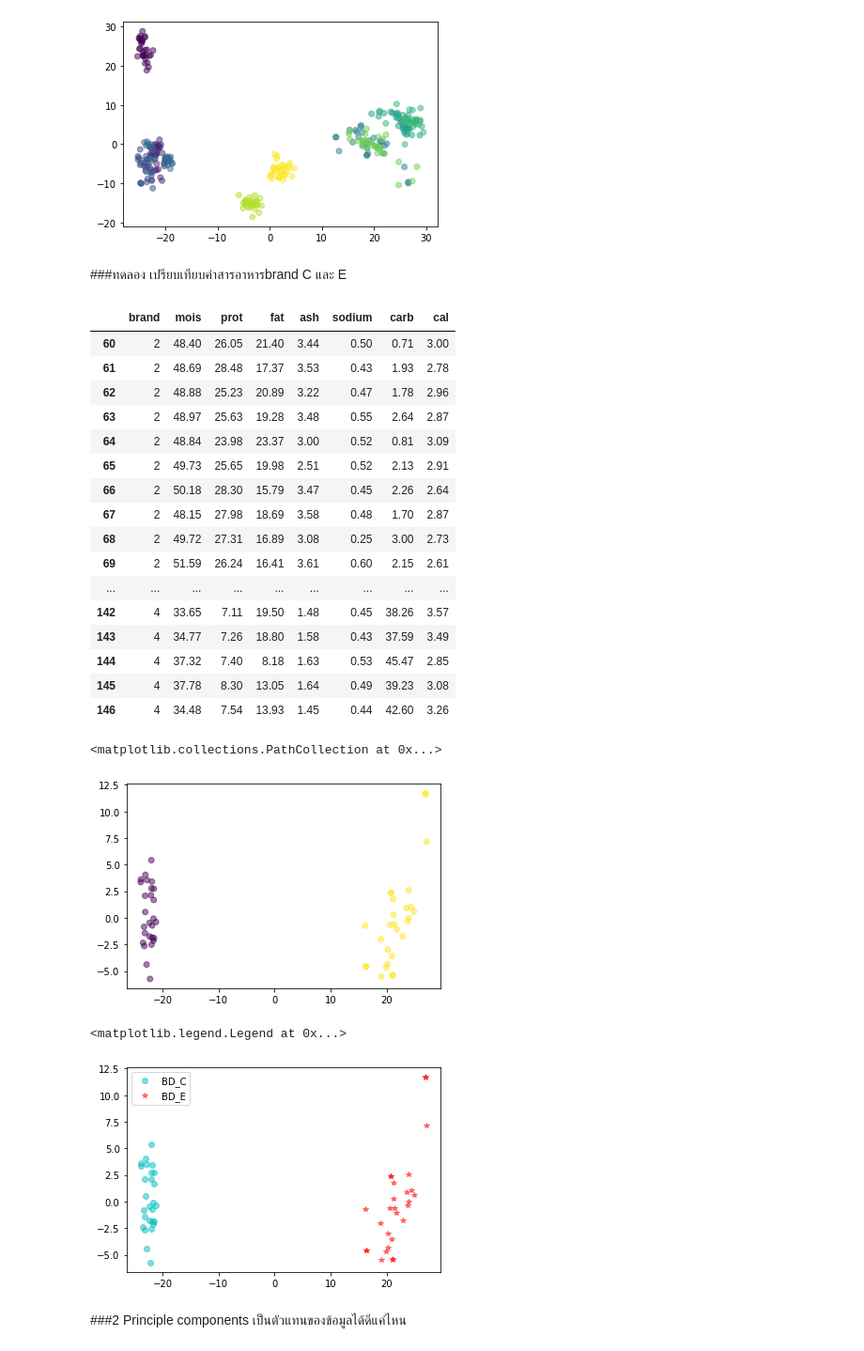
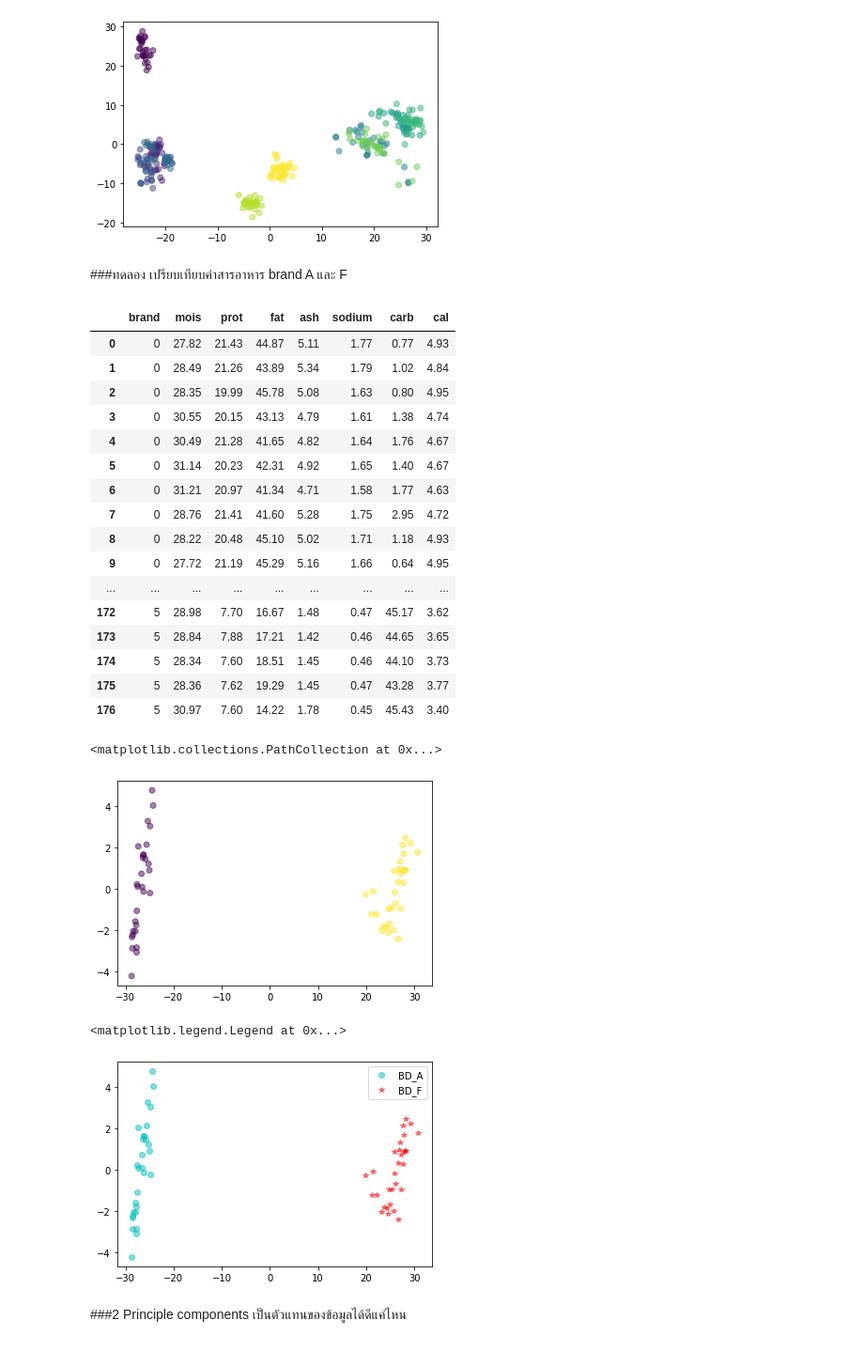
Before and after one commit to siriwat-heart/Multivariate, a Jupyter notebook: EXAM01.ipynb, the cells around one changed output. Shown: that part at 94% size. Drawn from its saved outputs; the diff is of its cells as text; code cells hidden in the pictures.

```diff
--- a/EXAM01.ipynb
+++ b/EXAM01.ipynb
@@ -249,46 +249,46 @@ plt.scatter(new_pca[:,0],new_pca[:,1],c = data_dropped3['brand'],alpha=0.5)
 <matplotlib.collections.PathCollection at 0x...>
 [figure]
 # %% [markdown]
-###ทดลอง เปรียบเทียบค่าสารอาหารbrand C และ E
+###ทดลอง เปรียบเทียบค่าสารอาหาร brand A และ F
 # %%
-bb = data_dropped3[(data_dropped3['brand']==2) | (data_dropped3['brand']==4)]  ## ใช้  | และ  &  แทน  or  และ  and  ใน pandas
-bb
+sp = data_dropped3[(data_dropped3['brand']==0) | (data_dropped3['brand']==5)]  ## ใช้  | และ  &  แทน  or  และ  and  ใน pandas
+sp
 # %% [output]
 |  | brand | mois | prot | fat | ash | sodium | carb | cal |
-| 60 | 2 | 48.40 | 26.05 | 21.40 | 3.44 | 0.50 | 0.71 | 3.00 |
-| 61 | 2 | 48.69 | 28.48 | 17.37 | 3.53 | 0.43 | 1.93 | 2.78 |
-| 62 | 2 | 48.88 | 25.23 | 20.89 | 3.22 | 0.47 | 1.78 | 2.96 |
-| 63 | 2 | 48.97 | 25.63 | 19.28 | 3.48 | 0.55 | 2.64 | 2.87 |
-| 64 | 2 | 48.84 | 23.98 | 23.37 | 3.00 | 0.52 | 0.81 | 3.09 |
-| 65 | 2 | 49.73 | 25.65 | 19.98 | 2.51 | 0.52 | 2.13 | 2.91 |
-| 66 | 2 | 50.18 | 28.30 | 15.79 | 3.47 | 0.45 | 2.26 | 2.64 |
-| 67 | 2 | 48.15 | 27.98 | 18.69 | 3.58 | 0.48 | 1.70 | 2.87 |
-| 68 | 2 | 49.72 | 27.31 | 16.89 | 3.08 | 0.25 | 3.00 | 2.73 |
-| 69 | 2 | 51.59 | 26.24 | 16.41 | 3.61 | 0.60 | 2.15 | 2.61 |
+| 0 | 0 | 27.82 | 21.43 | 44.87 | 5.11 | 1.77 | 0.77 | 4.93 |
+| 1 | 0 | 28.49 | 21.26 | 43.89 | 5.34 | 1.79 | 1.02 | 4.84 |
+| 2 | 0 | 28.35 | 19.99 | 45.78 | 5.08 | 1.63 | 0.80 | 4.95 |
+| 3 | 0 | 30.55 | 20.15 | 43.13 | 4.79 | 1.61 | 1.38 | 4.74 |
+| 4 | 0 | 30.49 | 21.28 | 41.65 | 4.82 | 1.64 | 1.76 | 4.67 |
+| 5 | 0 | 31.14 | 20.23 | 42.31 | 4.92 | 1.65 | 1.40 | 4.67 |
+| 6 | 0 | 31.21 | 20.97 | 41.34 | 4.71 | 1.58 | 1.77 | 4.63 |
+| 7 | 0 | 28.76 | 21.41 | 41.60 | 5.28 | 1.75 | 2.95 | 4.72 |
+| 8 | 0 | 28.22 | 20.48 | 45.10 | 5.02 | 1.71 | 1.18 | 4.93 |
+| 9 | 0 | 27.72 | 21.19 | 45.29 | 5.16 | 1.66 | 0.64 | 4.95 |
 | ... | ... | ... | ... | ... | ... | ... | ... | ... |
-| 142 | 4 | 33.65 | 7.11 | 19.50 | 1.48 | 0.45 | 38.26 | 3.57 |
-| 143 | 4 | 34.77 | 7.26 | 18.80 | 1.58 | 0.43 | 37.59 | 3.49 |
-| 144 | 4 | 37.32 | 7.40 | 8.18 | 1.63 | 0.53 | 45.47 | 2.85 |
-| 145 | 4 | 37.78 | 8.30 | 13.05 | 1.64 | 0.49 | 39.23 | 3.08 |
-| 146 | 4 | 34.48 | 7.54 | 13.93 | 1.45 | 0.44 | 42.60 | 3.26 |
+| 172 | 5 | 28.98 | 7.70 | 16.67 | 1.48 | 0.47 | 45.17 | 3.62 |
+| 173 | 5 | 28.84 | 7.88 | 17.21 | 1.42 | 0.46 | 44.65 | 3.65 |
+| 174 | 5 | 28.34 | 7.60 | 18.51 | 1.45 | 0.46 | 44.10 | 3.73 |
+| 175 | 5 | 28.36 | 7.62 | 19.29 | 1.45 | 0.47 | 43.28 | 3.77 |
+| 176 | 5 | 30.97 | 7.60 | 14.22 | 1.78 | 0.45 | 45.43 | 3.40 |
 # %%
 pca = PCA(n_components=2) #ต้องการเปรียบเทียบ brand แค่ 2 brand เลยใช้แค่ 2 dimansion
-new_pca2 = pca.fit_transform(bb.iloc[:,1:].to_numpy())
+new_pca2 = pca.fit_transform(sp.iloc[:,1:].to_numpy())
 # %%
-plt.scatter(new_pca2[:,0],new_pca2[:,1],c = bb['brand'],alpha=0.5)
+plt.scatter(new_pca2[:,0],new_pca2[:,1],c = sp['brand'],alpha=0.5)
 # %% [output]
 <matplotlib.collections.PathCollection at 0x...>
-[figure, old version]
+[figure, new version]
 # %%
-BrandC_pca = pca.transform(bb[bb['brand']==2].iloc[:,1:].to_numpy())
-BrandE_pca = pca.transform(bb[bb['brand']==4].iloc[:,1:].to_numpy())
+BrandA_pca = pca.transform(sp[sp['brand']==0].iloc[:,1:].to_numpy())
+BrandF_pca = pca.transform(sp[sp['brand']==5].iloc[:,1:].to_numpy())
 # %%
-plt.plot(BrandC_pca[:,0],BrandC_pca[:,1],'oc',alpha=0.5,label='BD_C')
-plt.plot(BrandE_pca[:,0],BrandE_pca[:,1],'*r',alpha=0.5,label='BD_E')
+plt.plot(BrandA_pca[:,0],BrandA_pca[:,1],'oc',alpha=0.5,label='BD_A')
+plt.plot(BrandF_pca[:,0],BrandF_pca[:,1],'*r',alpha=0.5,label='BD_F')
 plt.legend()
 # %% [output]
 <matplotlib.legend.Legend at 0x...>
-[figure, old version]
+[figure, new version]
 # %% [markdown]
 ###2 Principle components เป็นตัวแทนของข้อมูลได้ดีแค่ไหน
 # %%
```
Also changed, not shown: parts of 23 cells of this notebook.
